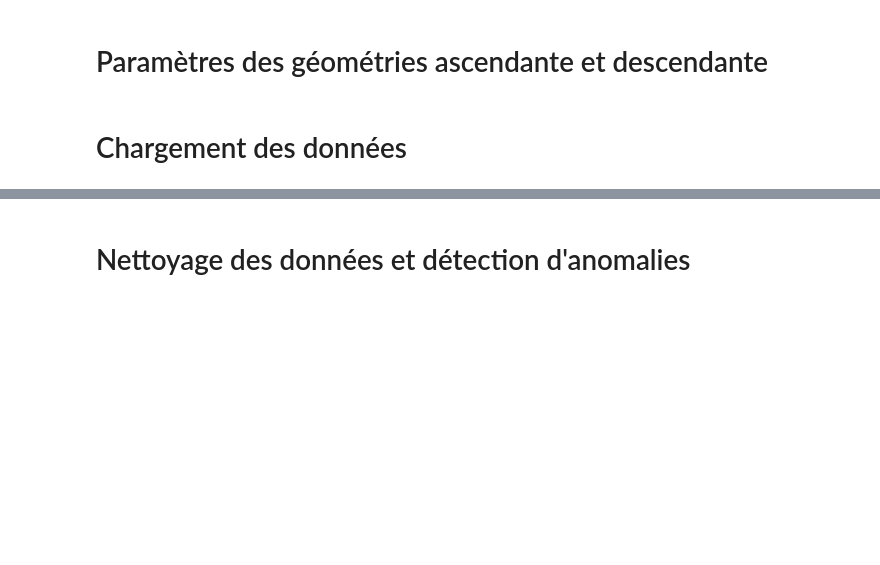
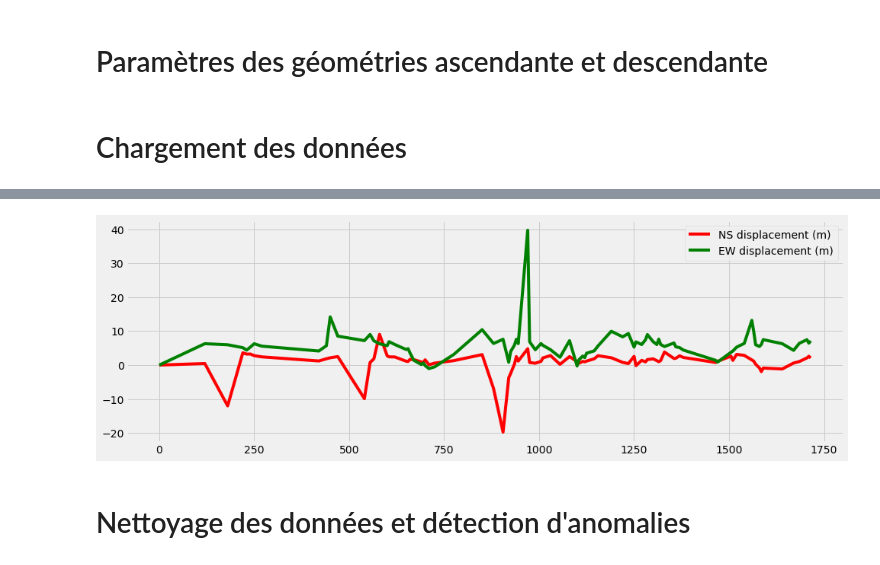
Before and after one commit to EddyVianney/Stage_master2_sdsc_eost, a Jupyter notebook: PMEDV_STAGE_SDSC_EOST.ipynb, the cells around one changed output, grey strips where cells are left out. Saved outputs shown, nothing was run; the diff lists cells and outputs as text; code cells hidden in the pictures; blank space fills up the shorter version.

Commit message:
HDBSCAN premiers pas - analyses des mouvements du sol sur les composantes NS et EW

```diff
--- a/PMEDV_STAGE_SDSC_EOST.ipynb
+++ b/PMEDV_STAGE_SDSC_EOST.ipynb
@@ -139,3 +217,9 @@ df_ns, df_ns_ts = load_data('MM_TIO_NS_31TGK_20151227_to_20200906.csv')
+# %%
+# visualiser les composantes NS et EW sur le mêmes graphique
+n = 49000
+plot_displacement(ns_ts[n], ew_ts[n])
+# %% [output]
+[figure, added]
 # %% [markdown]
 # Nettoyage des données et détection d'anomalies
 # %%
```
Also changed, not shown: parts of 35 cells of this notebook.
